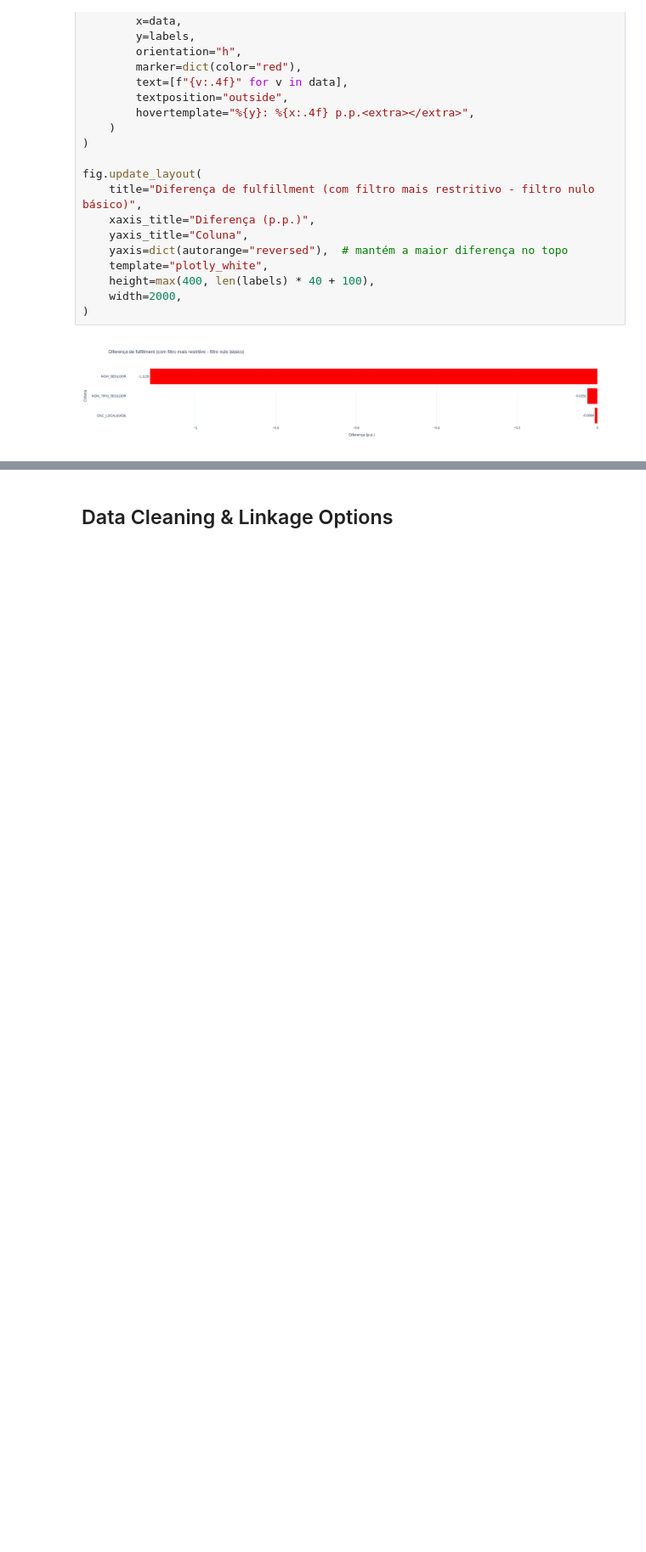
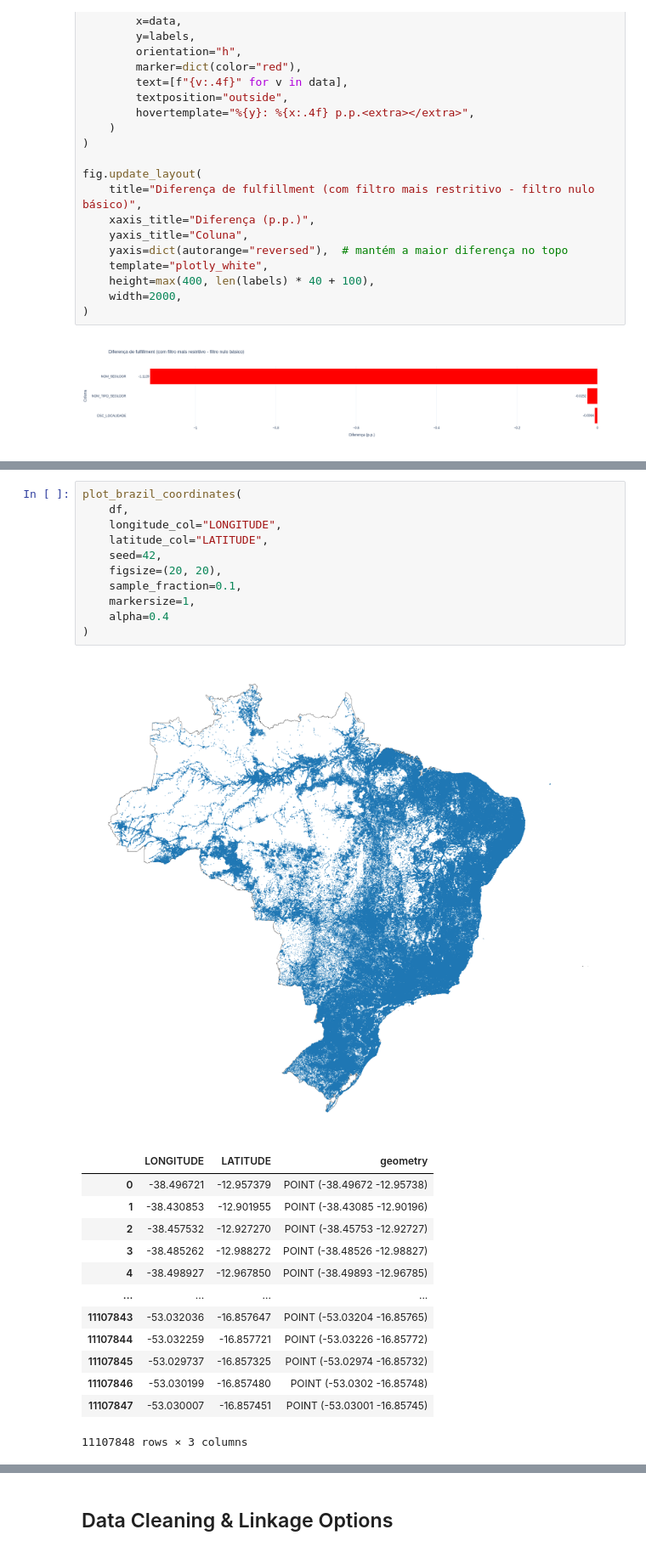
Before and after one commit to lucasvittal262/brazilian_address_linkage, a Jupyter notebook: notebooks/eda/0-exploratory-data-analysis-cnefe-data.ipynb, the cells around one changed output, grey strips where cells are left out. Shown at 85% size. Cells and saved outputs as stored; diff of their text form; blank space fills up the shorter version.

```diff
--- a/notebooks/eda/0-exploratory-data-analysis-cnefe-data.ipynb
+++ b/notebooks/eda/0-exploratory-data-analysis-cnefe-data.ipynb
@@ -550,0 +780,26 @@ fig.update_layout(
+# %%
+plot_brazil_coordinates(
+    df,
+    longitude_col="LONGITUDE",
+    latitude_col="LATITUDE",
+    seed=42,
+    figsize=(20, 20),
+    sample_fraction=0.1,
+    markersize=1,
+    alpha=0.4
+)
+# %% [output]
+[figure, added]
+|  | LONGITUDE | LATITUDE | geometry |
+| 0 | -38.496721 | -12.957379 | POINT (-38.49672 -12.95738) |
+| 1 | -38.430853 | -12.901955 | POINT (-38.43085 -12.90196) |
+| 2 | -38.457532 | -12.927270 | POINT (-38.45753 -12.92727) |
+| 3 | -38.485262 | -12.988272 | POINT (-38.48526 -12.98827) |
+| 4 | -38.498927 | -12.967850 | POINT (-38.49893 -12.96785) |
+| ... | ... | ... | ... |
+| 11107843 | -53.032036 | -16.857647 | POINT (-53.03204 -16.85765) |
+| 11107844 | -53.032259 | -16.857721 | POINT (-53.03226 -16.85772) |
+| 11107845 | -53.029737 | -16.857325 | POINT (-53.02974 -16.85732) |
+| 11107846 | -53.030199 | -16.857480 | POINT (-53.0302 -16.85748) |
+| 11107847 | -53.030007 | -16.857451 | POINT (-53.03001 -16.85745) |
+11107848 rows × 3 columns
```
Also changed, not shown: parts of 27 cells of this notebook.
